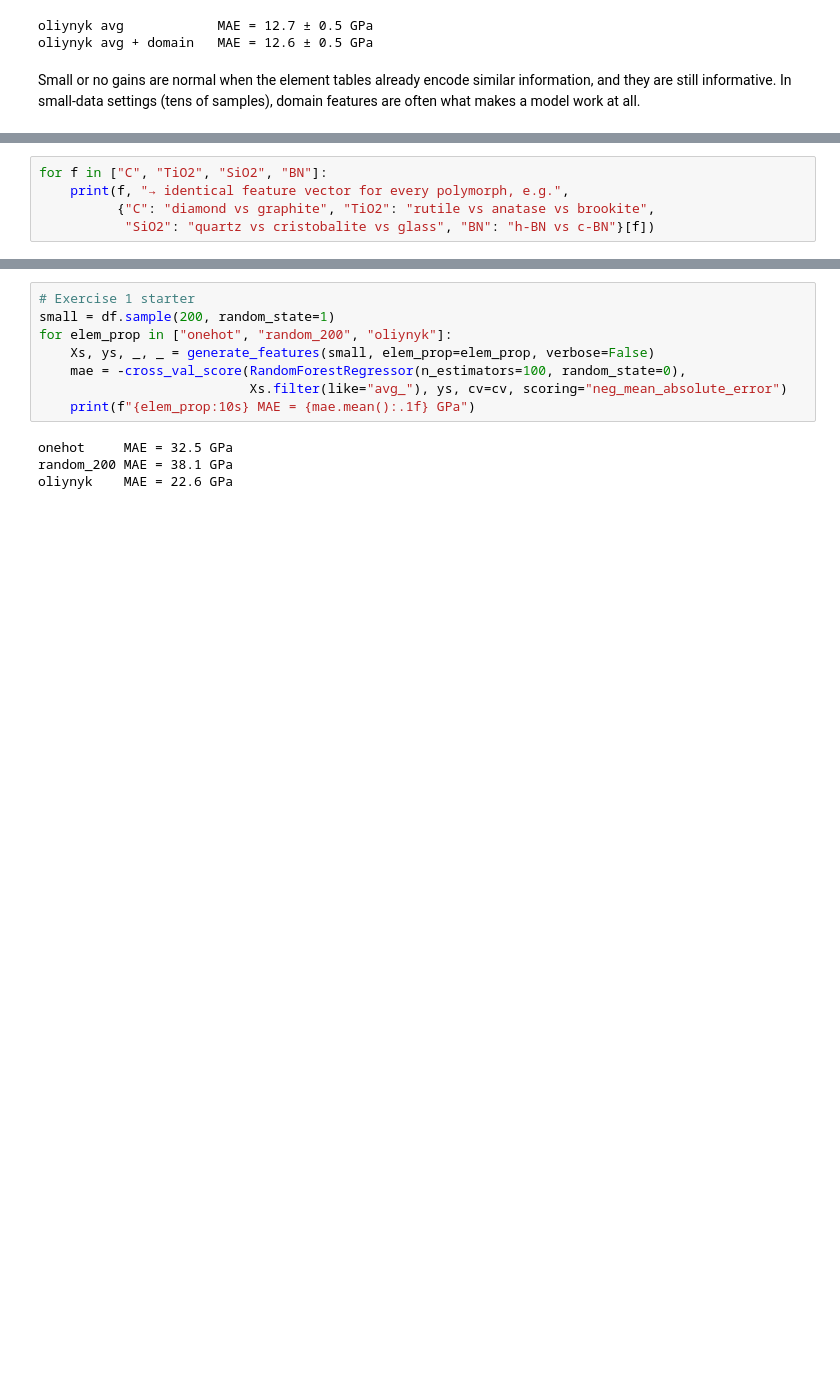
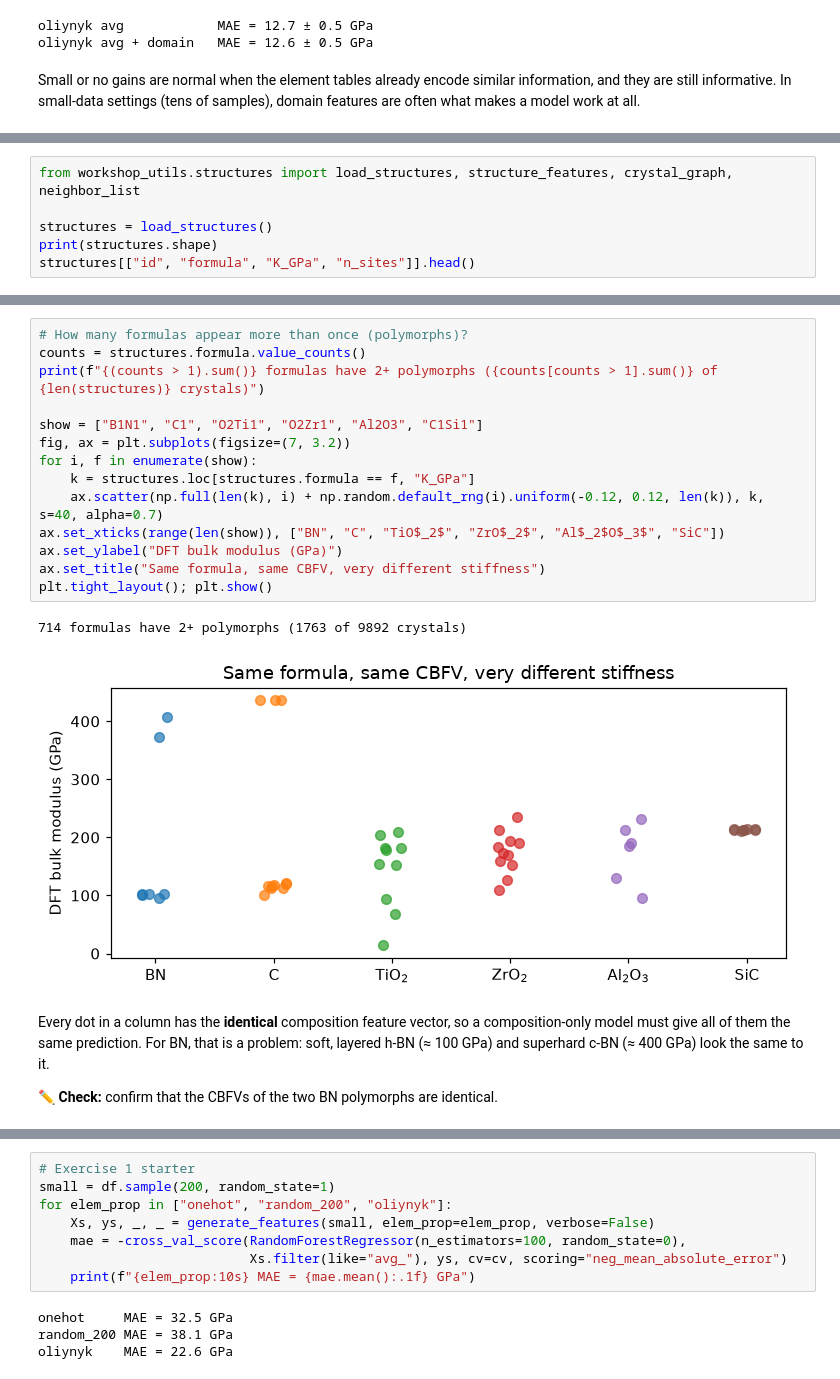
Before and after one commit to sp8rks/ACerS_AI_ML_Workshop, a Jupyter notebook: sessions/02_feature_engineering_cbfv/02_feature_engineering_cbfv.ipynb, the cells around one changed output, grey strips where cells are left out. Cells and saved outputs as stored; diff of their text form; blank space fills up the shorter version.

```diff
--- a/sessions/02_feature_engineering_cbfv/02_feature_engineering_cbfv.ipynb
+++ b/sessions/02_feature_engineering_cbfv/02_feature_engineering_cbfv.ipynb
@@ -228,5 +236,0 @@ A formula maps to **one** feature vector, but one formula can be many materials:
-# %%
-for f in ["C", "TiO2", "SiO2", "BN"]:
-    print(f, "→ identical feature vector for every polymorph, e.g.",
-          {"C": "diamond vs graphite", "TiO2": "rutile vs anatase vs brookite",
-           "SiO2": "quartz vs cristobalite vs glass", "BN": "h-BN vs c-BN"}[f])
@@ -251,0 +243,6 @@ Composition-only features also ignore **processing** (sintering temperature, gra
+# %%
+from workshop_utils.structures import load_structures, structure_features, crystal_graph, neighbor_list
+
+structures = load_structures()
+print(structures.shape)
+structures[["id", "formula", "K_GPa", "n_sites"]].head()
@@ -251,0 +257,21 @@ Composition-only features also ignore **processing** (sintering temperature, gra
+# %%
+# How many formulas appear more than once (polymorphs)?
+counts = structures.formula.value_counts()
+print(f"{(counts > 1).sum()} formulas have 2+ polymorphs ({counts[counts > 1].sum()} of {len(structures)} crystals)")
+
+show = ["B1N1", "C1", "O2Ti1", "O2Zr1", "Al2O3", "C1Si1"]
+fig, ax = plt.subplots(figsize=(7, 3.2))
+for i, f in enumerate(show):
+    k = structures.loc[structures.formula == f, "K_GPa"]
+    ax.scatter(np.full(len(k), i) + np.random.default_rng(i).uniform(-0.12, 0.12, len(k)), k, s=40, alpha=0.7)
+ax.set_xticks(range(len(show)), ["BN", "C", "TiO$_2$", "ZrO$_2$", "Al$_2$O$_3$", "SiC"])
+ax.set_ylabel("DFT bulk modulus (GPa)")
+ax.set_title("Same formula, same CBFV, very different stiffness")
+plt.tight_layout(); plt.show()
+# %% [output]
+714 formulas have 2+ polymorphs (1763 of 9892 crystals)
+[figure, added]
+# %% [markdown]
+Every dot in a column has the **identical** composition feature vector, so a composition-only model must give all of them the same prediction. For BN, that is a problem: soft, layered h-BN (≈ 100 GPa) and superhard c-BN (≈ 400 GPa) look the same to it.
+
+✏️ **Check:** confirm that the CBFVs of the two BN polymorphs are identical.
```
Also changed, not shown: parts of 43 cells of this notebook, 10 other files.
